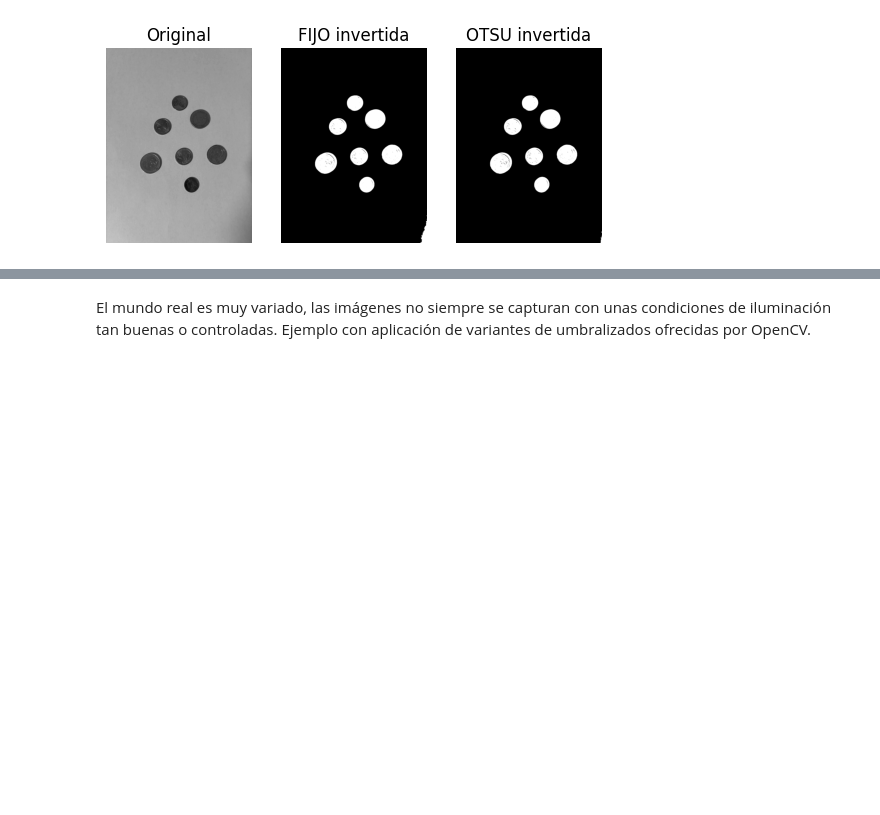
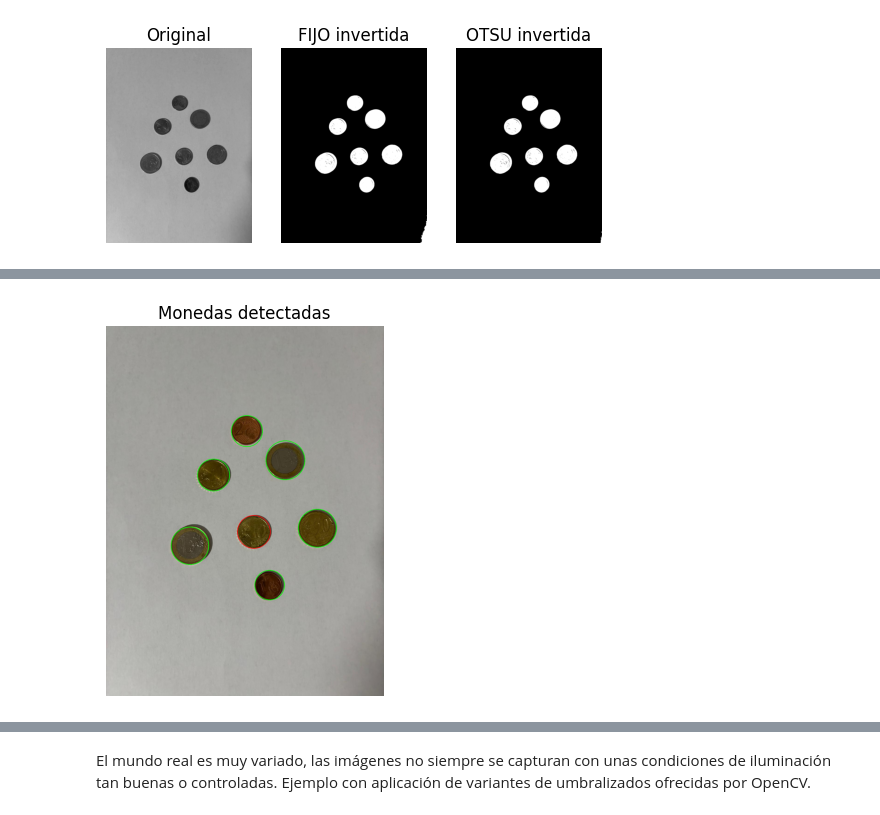
Before and after one commit to Tiago1615/VC-3, a Jupyter notebook: VC_P3.ipynb, the cells around one changed output, grey strips where cells are left out. Cells and saved outputs as stored; diff of their text form; code cells hidden in the pictures; blank space fills up the shorter version.

```diff
--- a/VC_P3.ipynb
+++ b/VC_P3.ipynb
@@ -244,11 +244,19 @@ import cv2
 import numpy as np
 import matplotlib.pyplot as plt
 
+img = cv2.imread('MonedasPropias.jpg')
+monedas_gris = cv2.cvtColor(img, cv2.COLOR_BGR2GRAY)
 pimg = cv2.GaussianBlur(monedas_gris, (9, 9), 2)
+monedas_rgb = cv2.cvtColor(img, cv2.COLOR_BGR2RGB)
+edges = cv2.Canny(pimg, 50, 150)
 
-monedas_rgb = cv2.cvtColor(img, cv2.COLOR_BGR2RGB)
+width = int(monedas_rgb.shape[1] * 0.5)
+height = int(monedas_rgb.shape[0] * 0.5)
+dim = (width, height)
+img_resized = cv2.resize(monedas_rgb, dim, cv2.INTER_AREA)
 
-edges = cv2.Canny(pimg, 50, 150)
+escala_X = img.shape[1] / img_resized.shape[1]
+escala_Y = img.shape[0] / img_resized.shape[0]
 
 circ = cv2.HoughCircles(
     edges,
@@ -270,49 +278,70 @@ valor_monedas = {
     8.125: 0.01
 }
 
+monedaEscogida = None
 conteo_monedas = {valor: 0 for valor in valor_monedas.values()}
-
-valor_total = 0.0
 factor_escala = (23.25 / 2) / 82
 margen_error = 0.75
 
-if circ is not None:
-    circulos = np.uint16(np.around(circ))
-    contador_monedas = 0
+def click_event(event, x, y, flags, param):
+    global monedaEscogida, img_resized, img_rgb, circ, conteo_monedas
+    if event == cv2.EVENT_LBUTTONDOWN:
+        x_original = int(x * escala_X)
+        y_original = int(y * escala_Y)
 
-    for circulo in circulos[0, :]:
-        x, y, radio = circulo
+        if circ is not None:
+            circulos = np.uint16(np.around(circ))
+            for i, circulo in enumerate(circulos[0, :]):
+                x_circulo, y_circulo, radio = circulo
+                if np.sqrt((x_original - x_circulo) ** 2 + (y_original - y_circulo) ** 2) <= radio:
+                    monedaEscogida = circulo
+                    break
+        find_coins(monedaEscogida)
+        conteo_monedas = {valor: 0 for valor in valor_monedas.values()}
 
-        zona = img[y - radio:y + radio, x - radio:x + radio]
+def find_coins(moneda):
+    valor_total = 0.0
+    if circ is not None:
+        circulos = np.uint16(np.around(circ))
+        contador_monedas = 0
 
-        altura, ancho, _ = zona.shape
-        if altura > 0 and ancho > 0:
-            relacion_aspecto = ancho / altura
-            if 0.9 < relacion_aspecto < 1.1:
-                contador_monedas += 1
-                cv2.circle(img, (x, y), radio, (0, 255, 0), 2)
+        valor_seleccionada = 0
+        for circulo in circulos[0, :]:
+            x, y, radio = circulo
 
-                radio_en_mm = radio * factor_escala
+            cv2.circle(img, (x, y), radio, (0, 255, 0), 2)
+            cv2.circle(img, (moneda[0], moneda[1]), moneda[2], (0, 0, 255), 2)
+            radio_en_mm = radio * factor_escala
+            radio_en_mm_selected = moneda[2] * factor_escala
 
-                valor_moneda = 0
-                for r in valor_monedas.keys():
-                    if r - margen_error <= round(radio_en_mm, 3) <= r + margen_error:
-                        valor_moneda = valor_monedas[r]
-                        conteo_monedas[valor_moneda] += 1
-                        break
+            valor_moneda = 0
+            for r in valor_monedas.keys():
+                if r - margen_error <= round(radio_en_mm, 3) <= r + margen_error:
+                    if radio_en_mm == radio_en_mm_selected:
+                        valor_seleccionada = valor_monedas[r]
+                    valor_moneda = valor_monedas[r]
+                    conteo_monedas[valor_moneda] += 1
+                    break
 
-                valor_total += valor_moneda
+            valor_total += valor_moneda
+            contador_monedas += 1
 
-    plt.axis("off")
-    plt.imshow(cv2.cvtColor(img, cv2.COLOR_BGR2RGB))
-    plt.title('Monedas detectadas')
-    plt.show()
+        plt.axis("off")
+        plt.imshow(cv2.cvtColor(img, cv2.COLOR_BGR2RGB))
+        plt.title('Monedas detectadas')
+        plt.show()
 
-    print(f'Número de monedas: {contador_monedas}')
-    for valor, cantidad in conteo_monedas.items():
-        if cantidad > 0:
-            print(f'Monedas de {valor:.2f}€: {cantidad}')
-    print(f'Valor total de las monedas: {valor_total:.2f}€')
-else:
-    print('No existen monedas en la imagen')
+        print("El valor de la moneda seleccionada es de: ", valor_seleccionada)
+        print(f'Número de monedas: {contador_monedas}')
+        for valor, cantidad in conteo_monedas.items():
+            if cantidad > 0:
+                print(f'Monedas de {valor:.2f}€: {cantidad}')
+        print(f'Valor total de las monedas: {valor_total:.2f}€')
+    else:
+        print('No existen monedas en la imagen')
+
+cv2.imshow("Hola", cv2.cvtColor(img_resized, cv2.COLOR_BGR2RGB))
+cv2.setMouseCallback("Hola", click_event)
+cv2.waitKey(0)
+cv2.destroyAllWindows()
 # %% [output]
@@ -325,0 +355 @@ Valor total de las monedas: 2.44€
+[figure, added]
```
Also changed, not shown: parts of 3 cells of this notebook.
